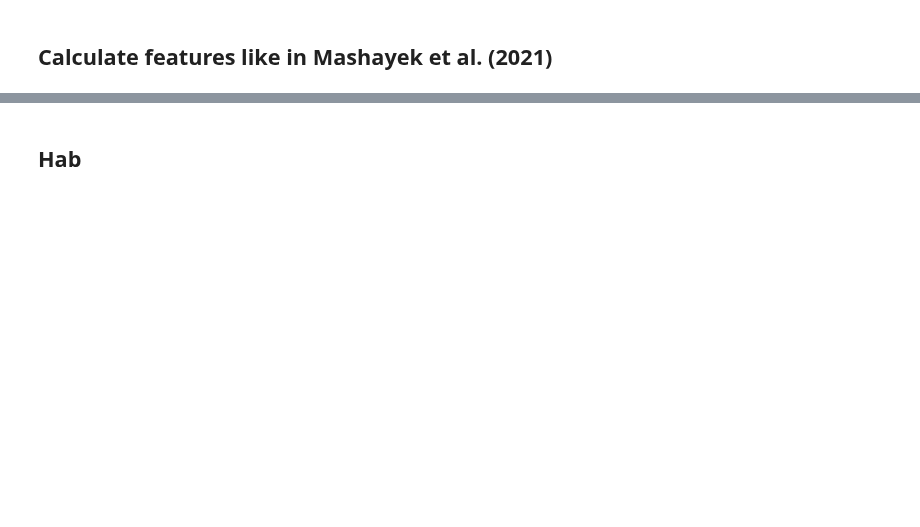
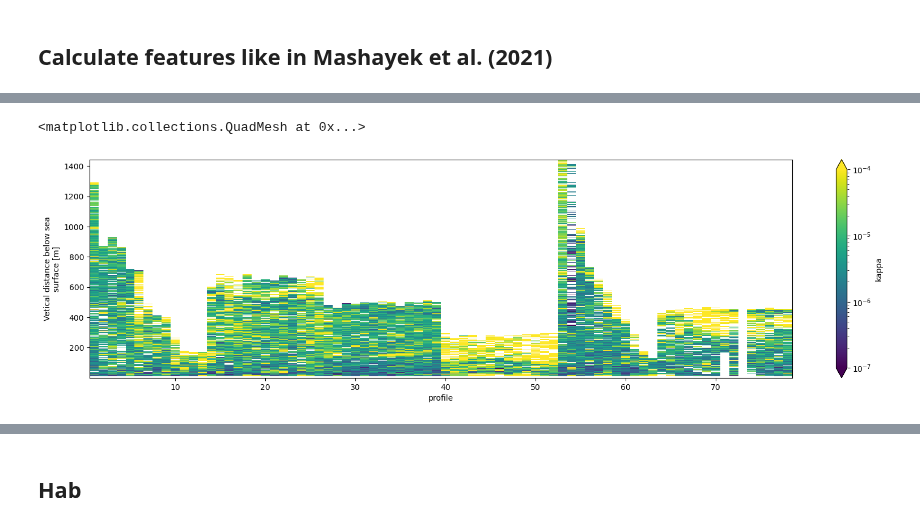
Before and after one commit to lisanneblok/ArcticTurbulence, a Jupyter notebook: data_exploration/load_ds.ipynb, the cells around one changed output, grey strips where cells are left out. Drawn from its saved outputs; the diff is of its cells as text; code cells hidden in the pictures; blank space fills up the shorter version.

```diff
--- a/data_exploration/load_ds.ipynb
+++ b/data_exploration/load_ds.ipynb
@@ -195,0 +226,8 @@ def TS_derivative(dataset):
+# %%
+HM_kappa = HM_ds.squeeze()
+HM_kappa = HM_kappa.transpose('depth', 'profile')
+HM = calc_N2_kappa(HM_kappa)
+HM.kappa.plot(y = 'depth',norm = colors.LogNorm(vmin = 1e-7, vmax = 1e-4),cmap='viridis',figsize=(20,5))
+# %% [output]
+<matplotlib.collections.QuadMesh at 0x...>
+[figure, added]
```
Also changed, not shown: parts of 43 cells of this notebook.
